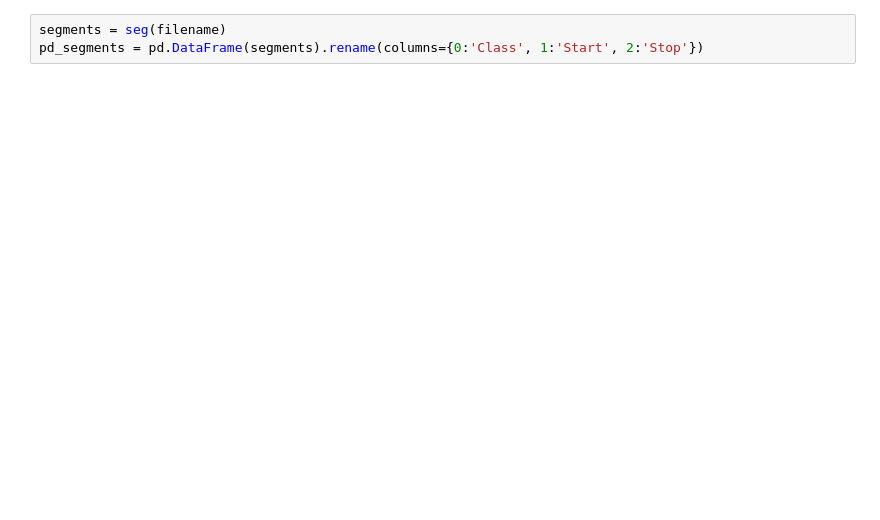
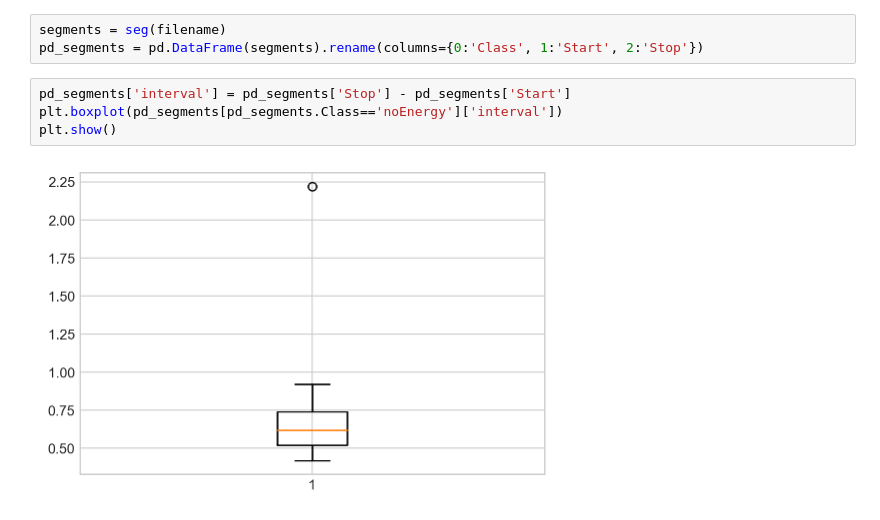
Before and after one commit to geraldgong/speech_shadowing, a Jupyter notebook: speech_shadowing.ipynb, the cells around one changed output. Drawn from its saved outputs; the diff is of its cells as text; blank space fills up the shorter version.

```diff
--- a/speech_shadowing.ipynb
+++ b/speech_shadowing.ipynb
@@ -55,4 +73,10 @@ Using TensorFlow backend.
 # %%
 segments = seg(filename)
 pd_segments = pd.DataFrame(segments).rename(columns={0:'Class', 1:'Start', 2:'Stop'})
+# %%
+pd_segments['interval'] = pd_segments['Stop'] - pd_segments['Start']
+plt.boxplot(pd_segments[pd_segments.Class=='noEnergy']['interval'])
+plt.show()
+# %% [output]
+[figure, added]
 # %%
```
Also changed, not shown: parts of 10 cells of this notebook, 2 other files.
